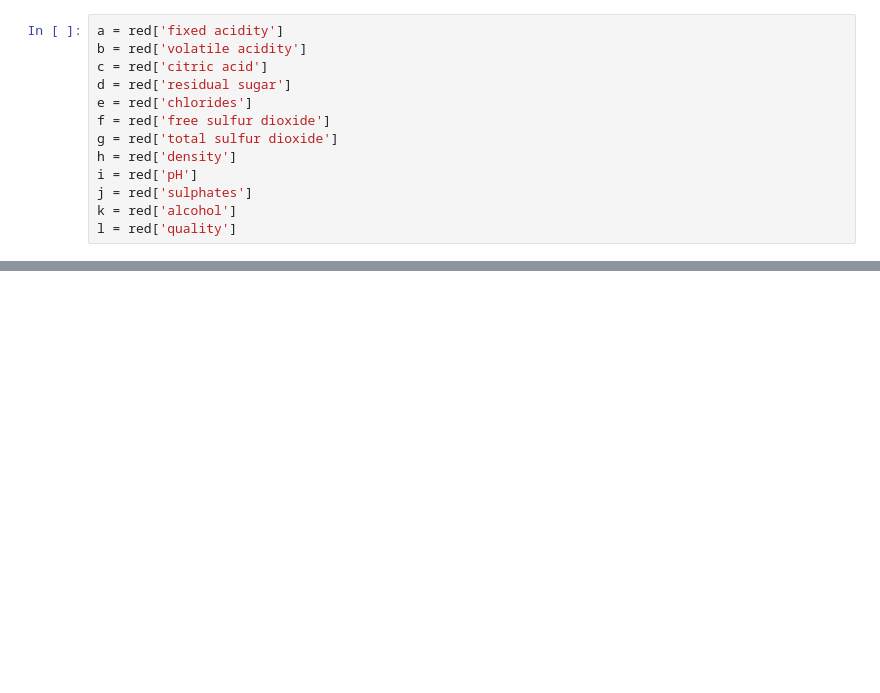
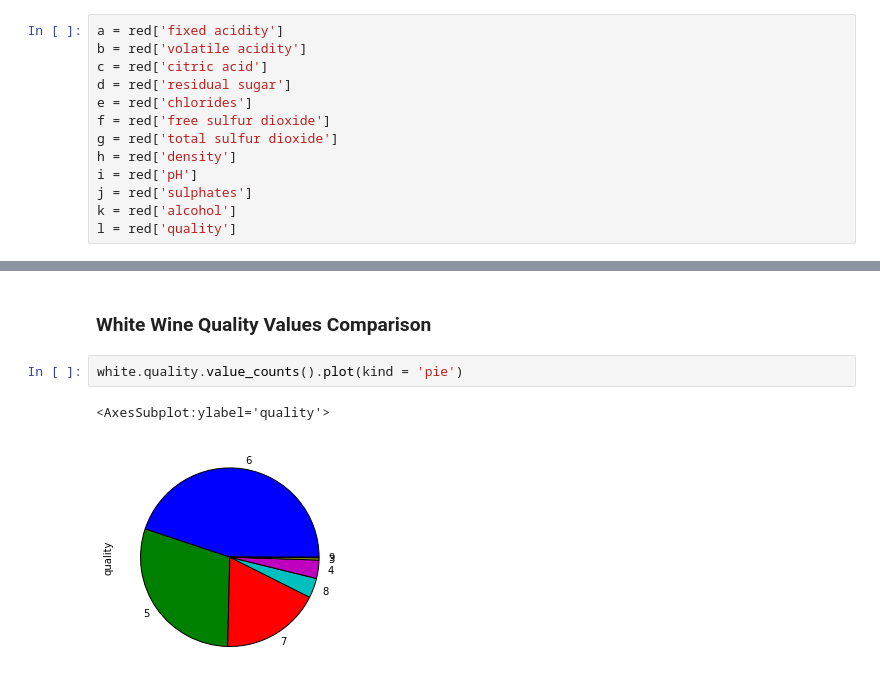
Before and after one commit to chenruank/Wine-Quality, a Jupyter notebook: Visualizations.ipynb, the cells around one changed output, grey strips where cells are left out. Saved outputs shown, nothing was run; the diff lists cells and outputs as text; blank space fills up the shorter version.

```diff
--- a/Visualizations.ipynb
+++ b/Visualizations.ipynb
@@ -78,0 +92,7 @@ plt.show()
+# %% [markdown]
+### White Wine Quality Values Comparison
+# %%
+white.quality.value_counts().plot(kind = 'pie')
+# %% [output]
+<AxesSubplot:ylabel='quality'>
+[figure, added]
```
Also changed, not shown: parts of 7 cells of this notebook.
